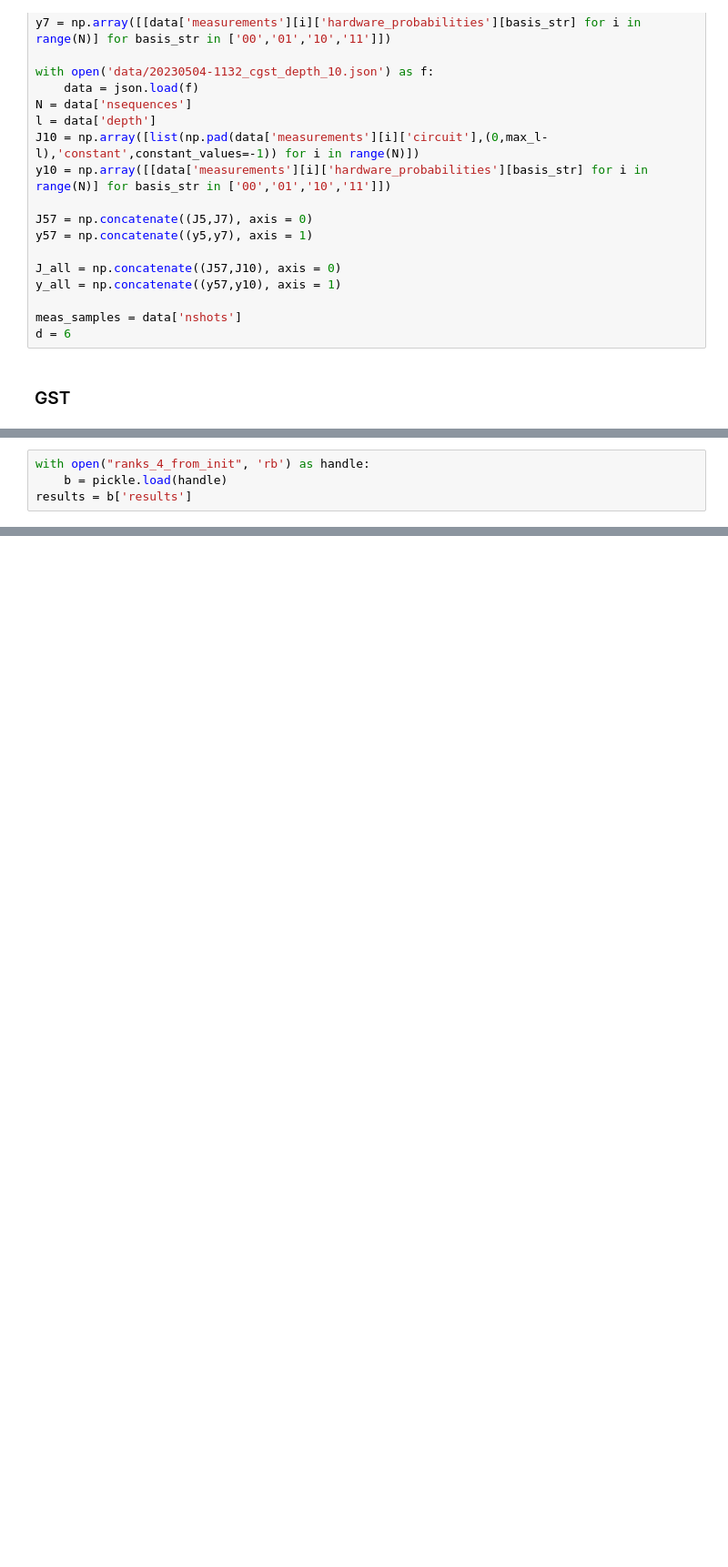
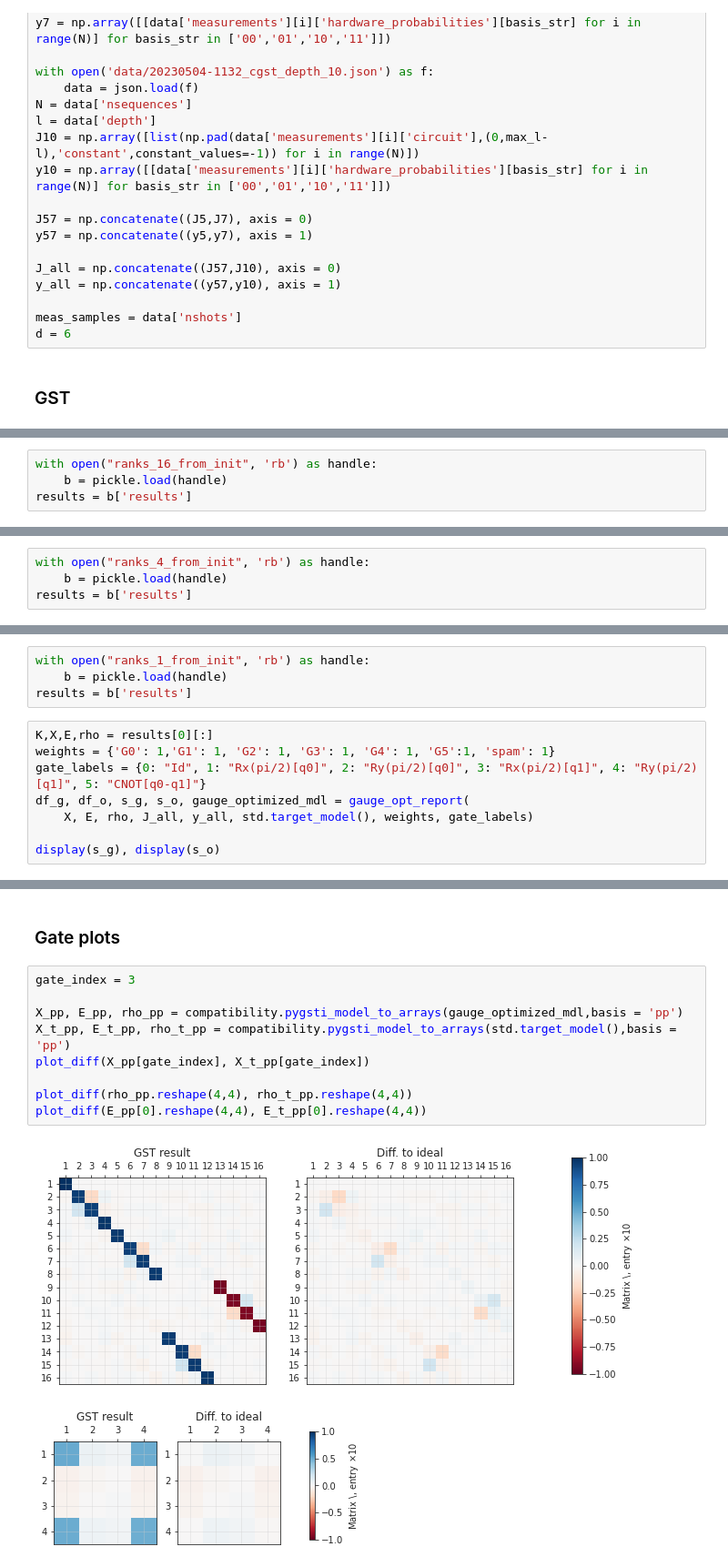
Before and after one commit to rabrie/qibocal, a Jupyter notebook: 2q_exp/2q_gst.ipynb, the cells around one changed output, grey strips where cells are left out. Shown at 91% size. Saved outputs shown, nothing was run; the diff lists cells and outputs as text; blank space fills up the shorter version.

Commit message:
Improved presentation of results

```diff
--- a/2q_exp/2q_gst.ipynb
+++ b/2q_exp/2q_gst.ipynb
@@ -172,5 +91,5 @@ def gauge_opt_report(X, E, rho, J, y, weights):
 # %%
-with open("ranks_4_from_init", 'rb') as handle:
+with open("ranks_16_from_init", 'rb') as handle:
     b = pickle.load(handle)
 results = b['results']
 # %%
@@ -232,0 +116,4 @@ plt.show()
+# %%
+with open("ranks_4_from_init", 'rb') as handle:
+    b = pickle.load(handle)
+results = b['results']
@@ -232,0 +141,12 @@ plt.show()
+# %%
+with open("ranks_1_from_init", 'rb') as handle:
+    b = pickle.load(handle)
+results = b['results']
+# %%
+K,X,E,rho = results[0][:]
+weights = {'G0': 1,'G1': 1, 'G2': 1, 'G3': 1, 'G4': 1, 'G5':1, 'spam': 1}
+gate_labels = {0: "Id", 1: "Rx(pi/2)[q0]", 2: "Ry(pi/2)[q0]", 3: "Rx(pi/2)[q1]", 4: "Ry(pi/2)[q1]", 5: "CNOT[q0-q1]"}
+df_g, df_o, s_g, s_o, gauge_optimized_mdl = gauge_opt_report(
+    X, E, rho, J_all, y_all, std.target_model(), weights, gate_labels)
+
+display(s_g), display(s_o)
@@ -232,0 +164,14 @@ plt.show()
+# %% [markdown]
+### Gate plots
+# %%
+gate_index = 3
+
+X_pp, E_pp, rho_pp = compatibility.pygsti_model_to_arrays(gauge_optimized_mdl,basis = 'pp')
+X_t_pp, E_t_pp, rho_t_pp = compatibility.pygsti_model_to_arrays(std.target_model(),basis = 'pp')
+plot_diff(X_pp[gate_index], X_t_pp[gate_index])
+
+plot_diff(rho_pp.reshape(4,4), rho_t_pp.reshape(4,4))
+plot_diff(E_pp[0].reshape(4,4), E_t_pp[0].reshape(4,4))
+# %% [output]
+[figure, added]
+[figure, added]
```
Also changed, not shown: parts of 16 cells of this notebook, 11 other files.
